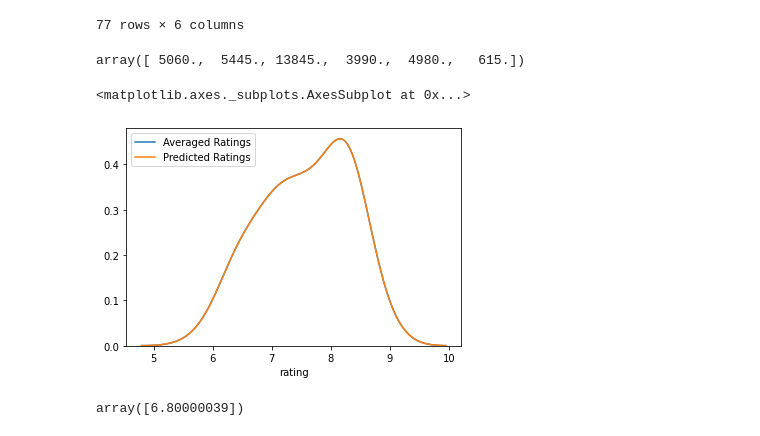
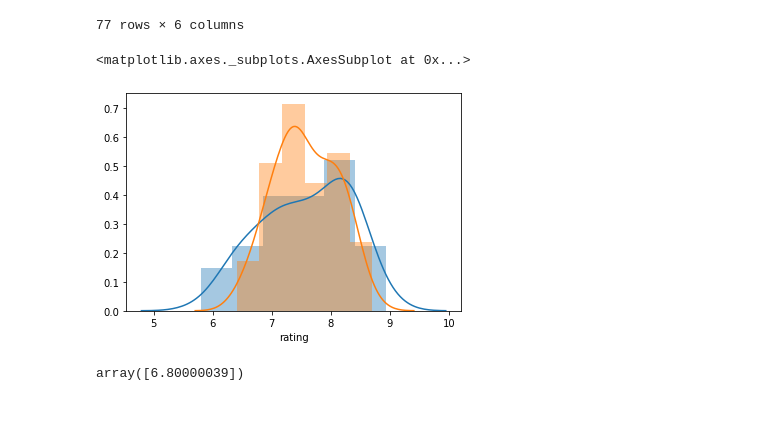
Before and after one commit to pagutierreza/Applied-Data-Science-Capstone, a Jupyter notebook: Week 2/EDA.ipynb, the cells around one changed output. Cells and saved outputs as stored; diff of their text form; code cells hidden in the pictures.

```diff
--- a/Week 2/EDA.ipynb
+++ b/Week 2/EDA.ipynb
@@ -259,22 +280,18 @@ x_averaged
 | 139 | 3365.0 | 2360.0 | 6685.0 | 2095.0 | ... |
 | 140 | 1295.0 | 1065.0 | 3370.0 | 1555.0 | ... |
 77 rows × 6 columns
-# %%
-np.array(x_averaged.loc[1])
-# %% [output]
-array([ 5060.,  5445., 13845.,  3990.,  4980.,   615.])
 # %%
 poly_reg = LinearRegression()
 # %%
-pr = PolynomialFeatures(degree = 3)
+pr = PolynomialFeatures(degree = 2)
 Z_pr = pr.fit_transform(x_averaged)
 poly_reg.fit(Z_pr, ratings_averaged)
 poly_predict=poly_reg.predict(Z_pr)
-ax4 = sns.distplot(ratings_averaged, hist = False, label = 'Averaged Ratings')
-sns.distplot(poly_predict, hist = False, label = 'Predicted Ratings', ax = ax4)
+ax4 = sns.distplot(ratings_averaged, hist = True, label = 'Averaged Ratings')
+sns.distplot(poly_predict, hist = True, label = 'Predicted Ratings', ax = ax4)
 # %% [output]
 <matplotlib.axes._subplots.AxesSubplot at 0x...>
-[figure, old version]
+[figure, new version]
 # %%
 poly_reg.predict(pr.fit_transform(np.array(x_averaged.loc[3]).reshape(1,-1)))
 # %% [output]
```
Also changed, not shown: parts of 23 cells of this notebook.
